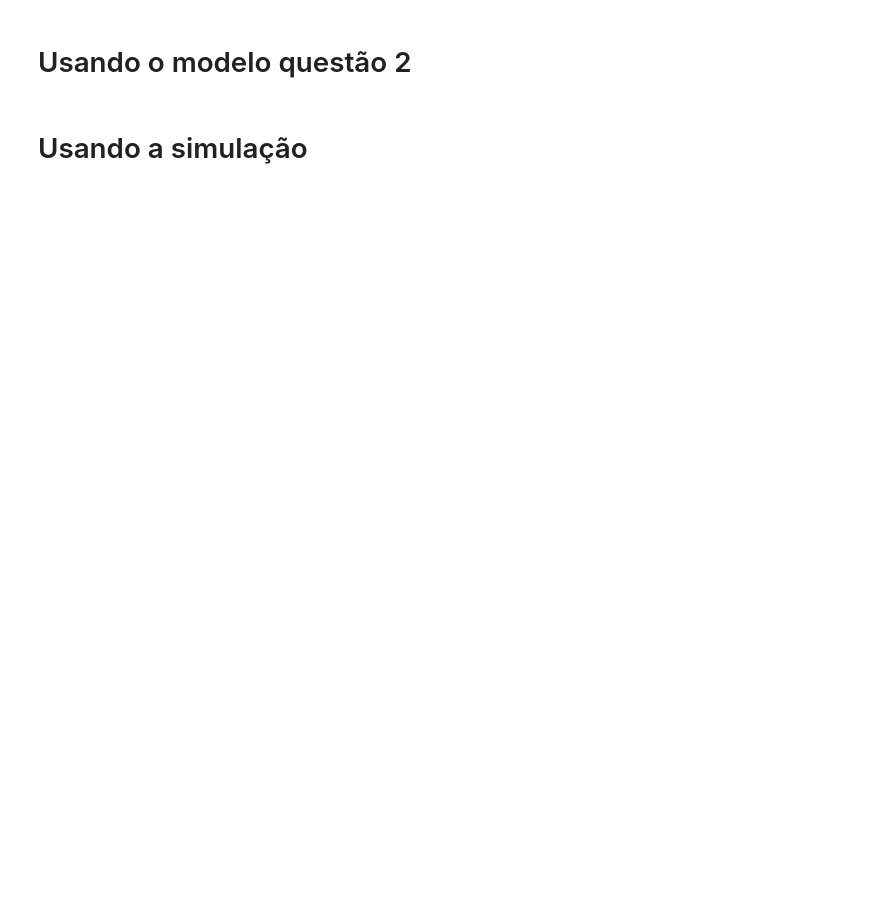
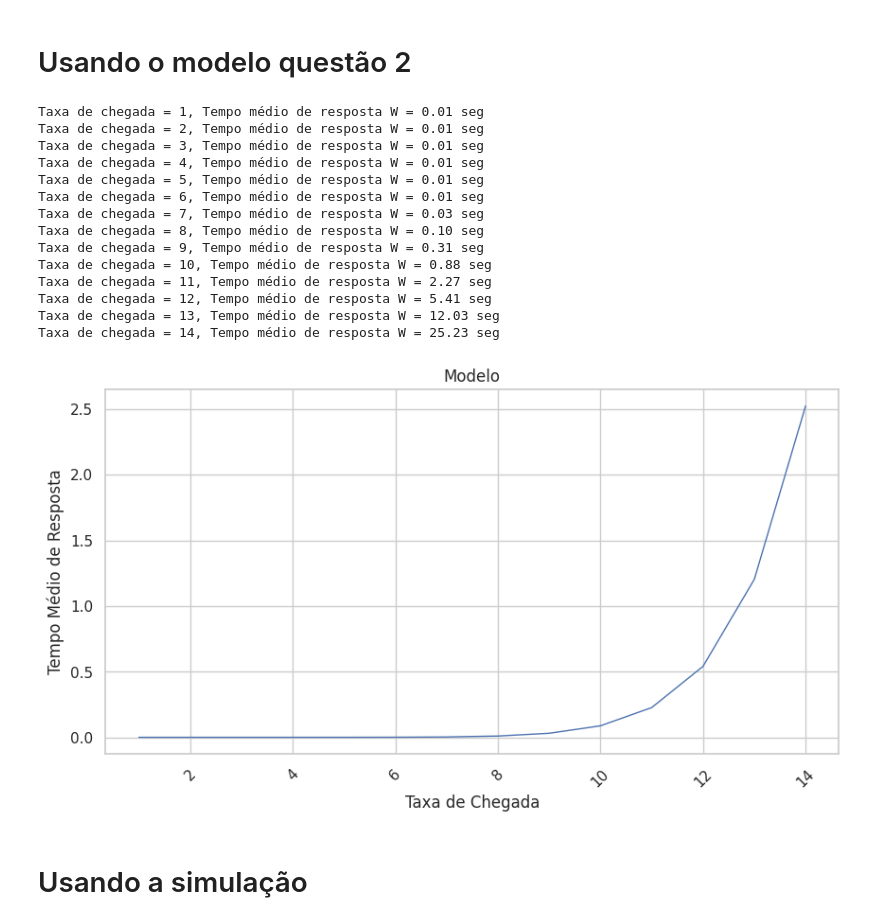
Before and after one commit to jabomgo/lab02-desempenho, a Jupyter notebook: relatorio.ipynb, the cells around one changed output. Saved outputs shown, nothing was run; the diff lists cells and outputs as text; code cells hidden in the pictures; blank space fills up the shorter version.

```diff
--- a/relatorio.ipynb
+++ b/relatorio.ipynb
@@ -62,42 +78,58 @@ def fatorial(n):
     for i in range(2, n + 1):
         resultado *= i
     return resultado
 
 def calculo_modelo(taxaChegada, tempoServico, numServidores):
     c = numServidores
     taxaServico = 1 / tempoServico
     u = taxaServico
-    p=taxaChegada/ c * u
+    p=taxaChegada / c * u
     sum_term = sum((taxaChegada / taxaServico) ** n / fatorial(n) for n in range(numServidores))
     P0 = 1 / (sum_term + ((taxaChegada / taxaServico) ** numServidores / (fatorial(numServidores) * (1 - p))))
 
 
     Pq = (taxaChegada/u) ** c / fatorial(c) * 1 / 1 - p * P0
     Lq = Pq * p / 1 - p
     W = (Lq / taxaChegada) + (1 / taxaServico)
 
     return W
 
 # Testando para diferentes taxas de chegada usando o modelo
-taxas_chegada = list(range(1, 15, 1))
+taxa_chegada = list(range(1, 15, 1))
 
-tempo_servico = 0.88
+tempo_servico_q_3 = 0.88
 num_servidores = 10
 
-resultados_modelo = []
-for taxa in taxas_chegada:
-    W = calculo_modelo(taxa, tempo_servico, num_servidores)
-    resultados_modelo.append({"Taxa de Chegada": taxa, "Tempo Médio de Resposta": W/1000})
-    print(f"Taxa de chegada = {taxa}, Tempo médio de resposta W = {W/100:.2f} seg")
+resultados_modelo_q_3 = []
+for num_serv in taxa_chegada:
+    W = calculo_modelo(num_serv, tempo_servico_q_3, num_servidores)
+    resultados_modelo_q_3.append({"Taxa de Chegada": num_serv, "Tempo Médio de Resposta": W/1000})
+    print(f"Taxa de chegada = {num_serv}, Tempo médio de resposta W = {W/100:.2f} seg")
 
-df_resultados = pd.DataFrame(resultados_modelo)
+df_resultados = pd.DataFrame(resultados_modelo_q_3)
 
 plt.figure(figsize=(FIGSIZE))
 sns.set_theme(style="whitegrid")
 plt.title('Modelo')
 sns.lineplot(data=df_resultados, x="Taxa de Chegada", y="Tempo Médio de Resposta", linewidth=1)
 plt.xticks(rotation=45)
 plt.show()
+# %% [output]
+Taxa de chegada = 1, Tempo médio de resposta W = 0.01 seg
+Taxa de chegada = 2, Tempo médio de resposta W = 0.01 seg
+Taxa de chegada = 3, Tempo médio de resposta W = 0.01 seg
+Taxa de chegada = 4, Tempo médio de resposta W = 0.01 seg
+Taxa de chegada = 5, Tempo médio de resposta W = 0.01 seg
+Taxa de chegada = 6, Tempo médio de resposta W = 0.01 seg
+Taxa de chegada = 7, Tempo médio de resposta W = 0.03 seg
+Taxa de chegada = 8, Tempo médio de resposta W = 0.10 seg
+Taxa de chegada = 9, Tempo médio de resposta W = 0.31 seg
+Taxa de chegada = 10, Tempo médio de resposta W = 0.88 seg
+Taxa de chegada = 11, Tempo médio de resposta W = 2.27 seg
+Taxa de chegada = 12, Tempo médio de resposta W = 5.41 seg
+Taxa de chegada = 13, Tempo médio de resposta W = 12.03 seg
+Taxa de chegada = 14, Tempo médio de resposta W = 25.23 seg
+[figure, added]
 # %% [markdown]
 # Usando a simulação
 # %%
```
Also changed, not shown: parts of 9 cells of this notebook, 2 other files.
